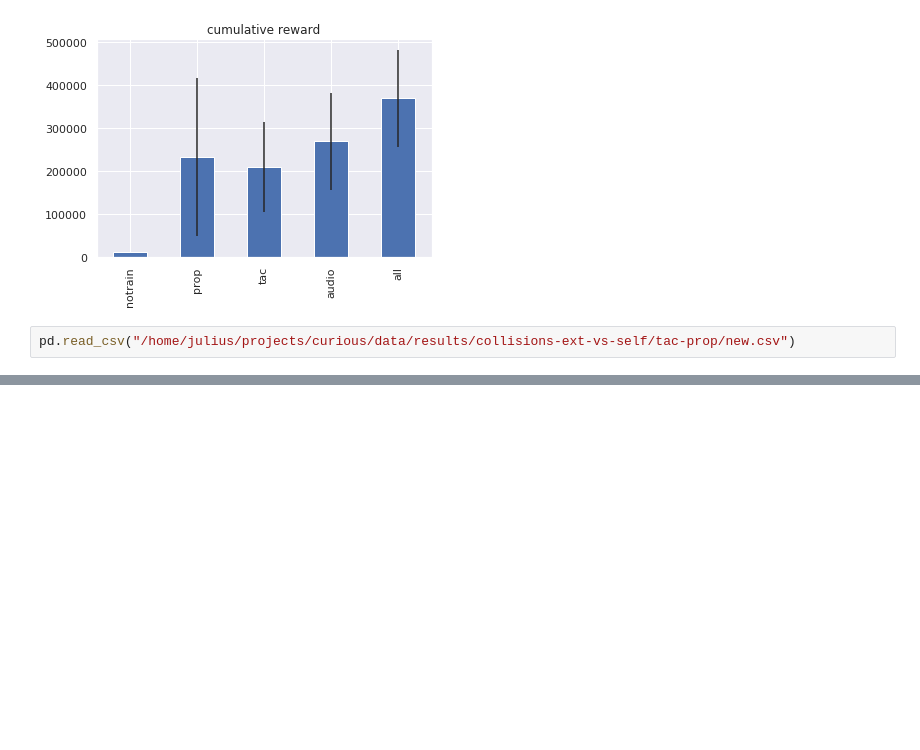
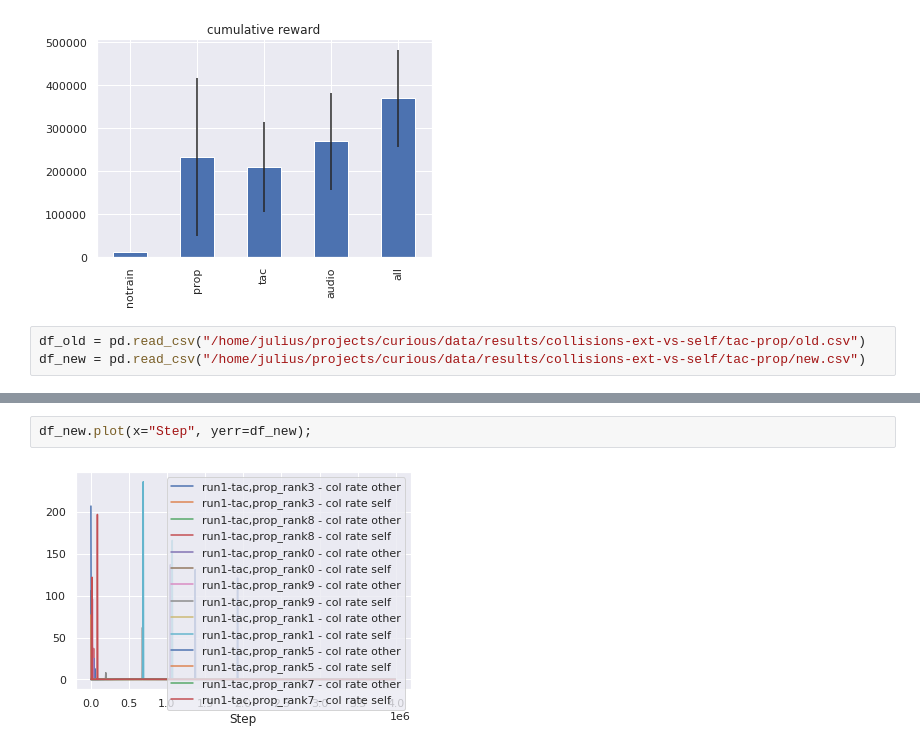
Before and after one commit to timtody/intrinsically_motivated_robotics, a Jupyter notebook: plots.ipynb, the cells around one changed output, grey strips where cells are left out. Saved outputs shown, nothing was run; the diff lists cells and outputs as text; blank space fills up the shorter version.

```diff
--- a/plots.ipynb
+++ b/plots.ipynb
@@ -108,4 +108,5 @@ reward_df.mean(axis=0).plot.bar(yerr=reward_df.std(axis=0)).set_title("cumulativ
 # %% [output]
 [figure]
 # %%
-pd.read_csv("/home/julius/projects/curious/data/results/collisions-ext-vs-self/tac-prop/new.csv")
+df_old = pd.read_csv("/home/julius/projects/curious/data/results/collisions-ext-vs-self/tac-prop/old.csv")
+df_new = pd.read_csv("/home/julius/projects/curious/data/results/collisions-ext-vs-self/tac-prop/new.csv")
@@ -111,0 +131,4 @@ pd.read_csv("/home/julius/projects/curious/data/results/collisions-ext-vs-self/t
+# %%
+df_new.plot(x="Step", yerr=df_new);
+# %% [output]
+[figure, added]
```
Also changed, not shown: parts of 5 cells of this notebook, 5 other files.
